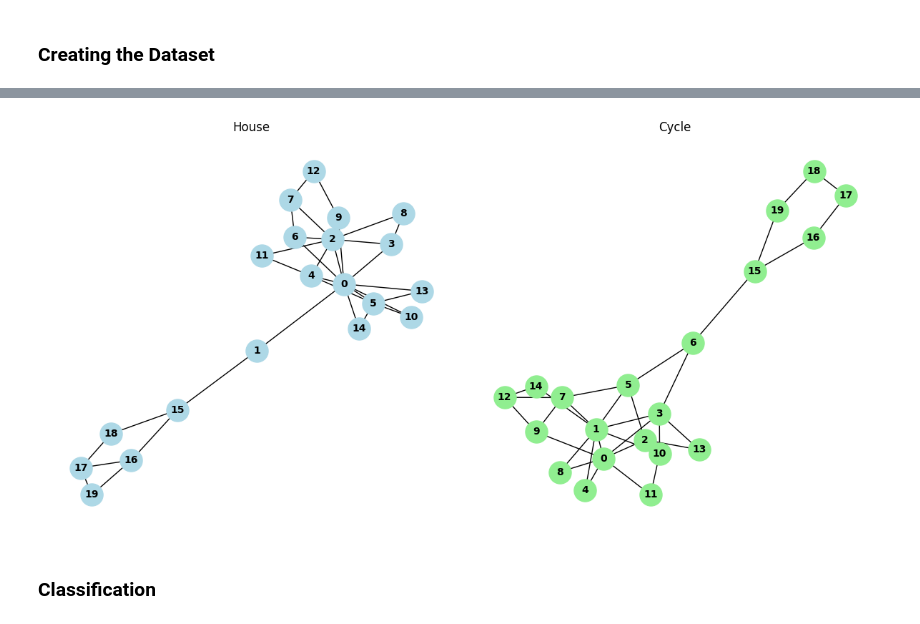
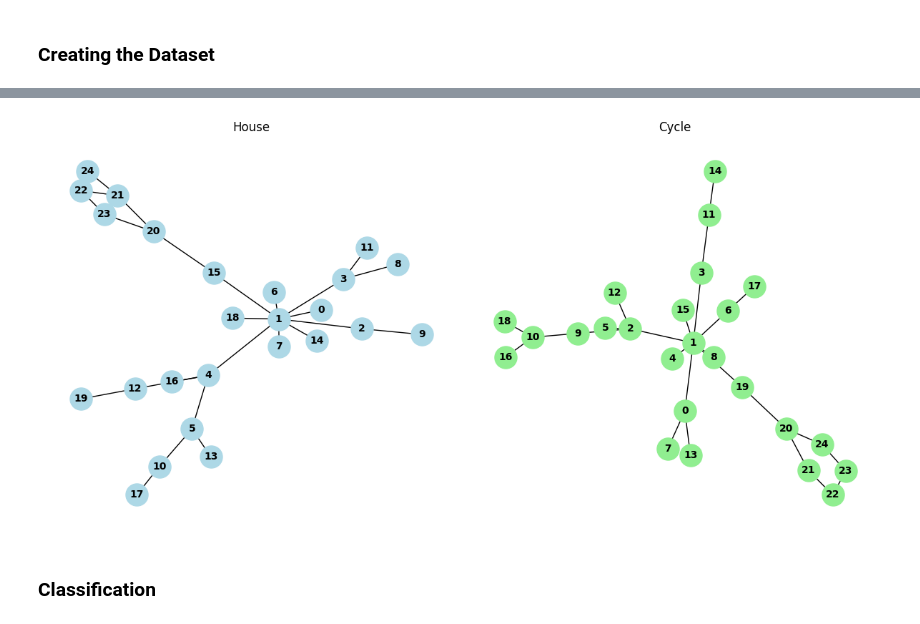
Before and after one commit to dariansal/graphs-deep-learning-explainability, a Jupyter notebook: notebooks/BA2Motifs-scratch.ipynb, the cells around one changed output, grey strips where cells are left out. Drawn from its saved outputs; the diff is of its cells as text; code cells hidden in the pictures.

```diff
--- a/notebooks/BA2Motifs-scratch.ipynb
+++ b/notebooks/BA2Motifs-scratch.ipynb
@@ -268,7 +274,7 @@ class BA2MOTIFDatasetS(Dataset):
         nx_graphs, labels = generate_ba2motif_dataset(self.num_graphs, self.n, self.m,
                                                     self.cycle_size, self.motif_prob) #creates nx graphs
         dataset = []
-        for nx_graph, label in zip(nx_graphs, labels):
+        for nx_graph, label in tqdm(zip(nx_graphs, labels), total = len(labels), desc="Creating Dataset", unit = " Graphs", colour="green", ncols=100):
             data = from_networkx(nx_graph)  # converts networkx to torch Data instance; used debugging to see name and dimensions of data object
 
             data.x = data.motif.unsqueeze(1).float()  # change shape from 1D tensor to 2D: [num_nodes, 1]
@@ -295,9 +301,8 @@ class BA2MOTIFDatasetS(Dataset):
 ### __Creating the Dataset__
 # %%
 num_graphs = 1000
-n = 15
-m = 2
+n = 20
+m = 1
 cycle_size = 5
 
 custom_ba2 = BA2MOTIFDatasetS(num_graphs, n, m, cycle_size)
-print(custom_ba2)
@@ -306 +319,4 @@ BA2MOTIFDatasetS(num_graphs=1000, n=15, m=2, cycle_size=5)
+# %%
+with open('../data/custom_ba2motif.pkl', 'rb') as f:
+    loaded_ba2 = pickle.load(f)
 # %% [markdown]
@@ -308,10 +330,12 @@ BA2MOTIFDatasetS(num_graphs=1000, n=15, m=2, cycle_size=5)
 # %%
-graph = custom_ba2[122]
+graph = loaded_ba2[122]
 motif = 'House' if graph.y.item() == 1 else 'Cycle'
 
 #Attributes automatically assigned when creating data instance
+print(f'{loaded_ba2}\n')
 print(f"Number of nodes: {graph.num_nodes}")
-print(f"Node features shape: {graph.x.shape}\n") #shape is tensor attribute
+print(f"Node features shape: {graph.x.shape}") #shape is tensor attribute
+print_matrix("Node feature matrix:", graph.x)
 
 print(f"Number of edges: {graph.num_edges}")
 print(f"Edge index shape: {graph.edge_index.shape}\n")
@@ -327,11 +361,11 @@ Edge index shape: torch.Size([2, 66])
 Attached motif: House
 # %%
 cycle_graph = next(graph for graph in custom_ba2 if graph.y.item() == 0)
-house_graph = next(graph for graph in custom_ba2 if graph.y.item() == 1) #0 -> house; next() gets next item of iterator that satisfies condition
+house_graph = next(graph for graph in custom_ba2 if graph.y.item() == 1) q#0 -> house; next() gets next item of iterator that satisfies condition
 
 side_by_side(house_graph, cycle_graph, title1='House', title2='Cycle')
 # %% [output]
-[figure, old version]
+[figure, new version]
 # %% [markdown]
 ### __Classification__
 # %%
```
Also changed, not shown: parts of 15 cells of this notebook, 1 other file.
